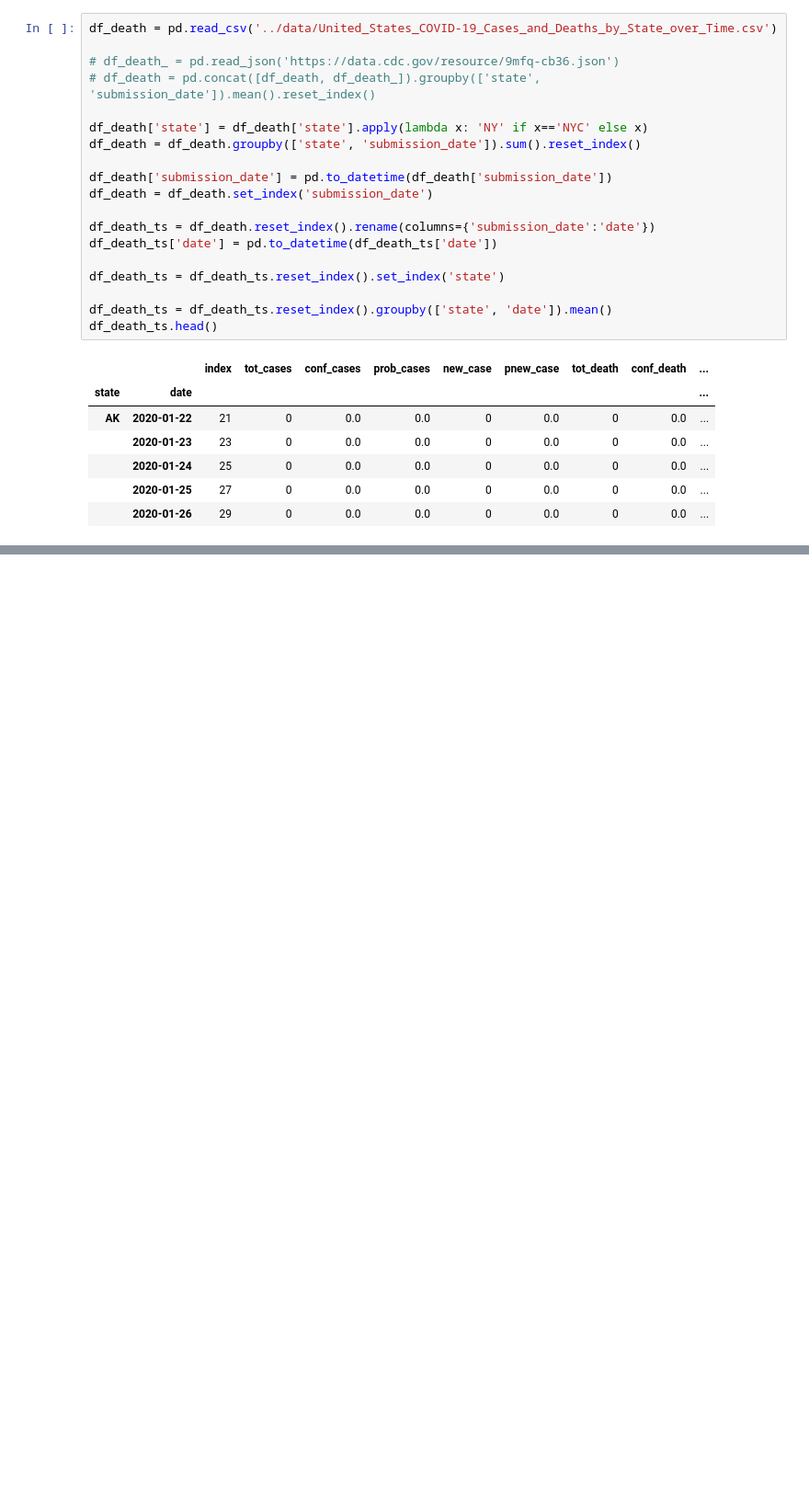
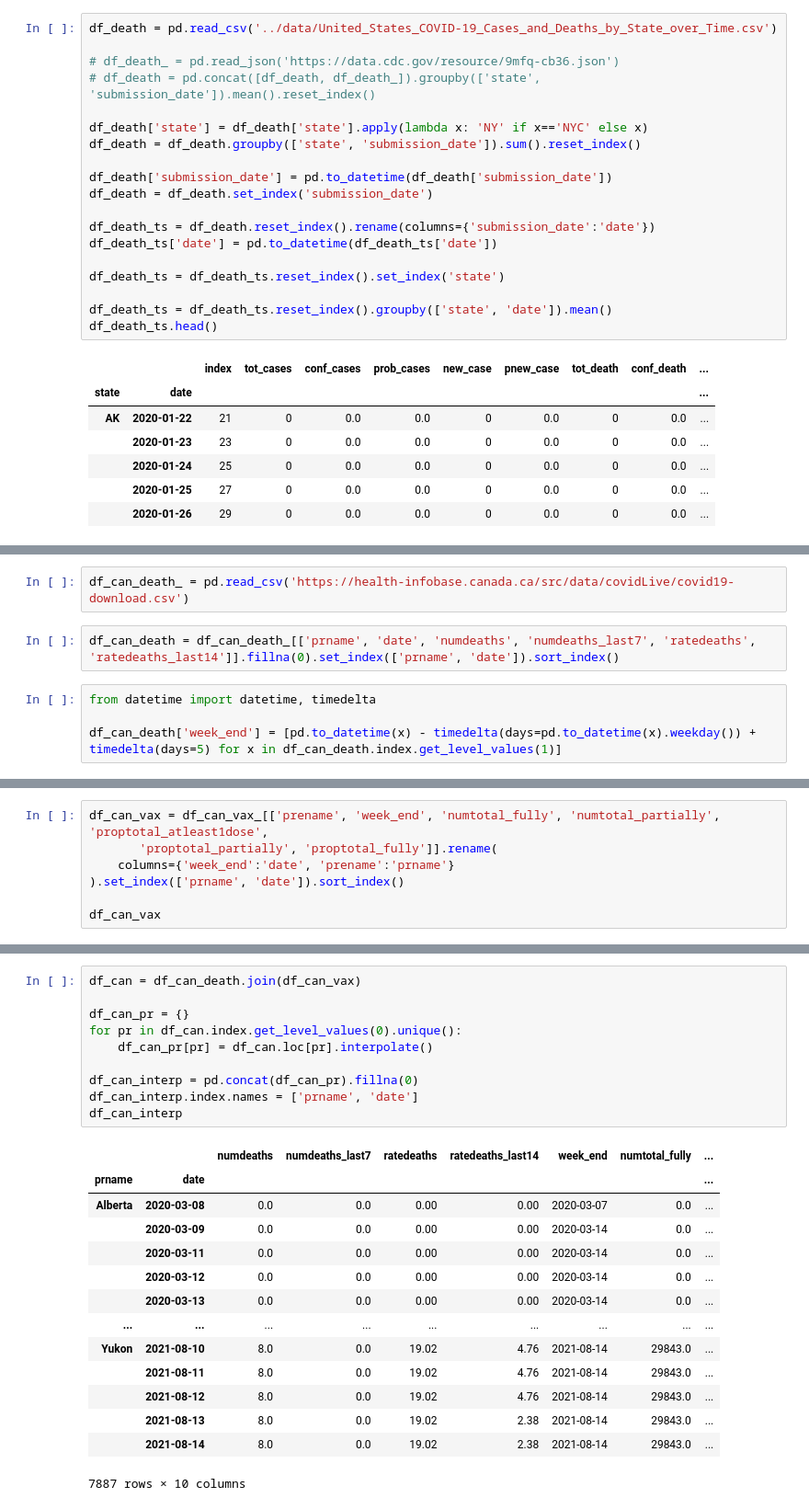
Before and after one commit to hnagib/covid-data-visualization, a Jupyter notebook: notebooks/hn-covid-data-analysis.ipynb, the cells around one changed output, grey strips where cells are left out. Shown at 92% size. Cells and saved outputs as stored; diff of their text form; blank space fills up the shorter version.

```diff
--- a/notebooks/hn-covid-data-analysis.ipynb
+++ b/notebooks/hn-covid-data-analysis.ipynb
@@ -297,0 +334,8 @@ MovieWriter imagemagick unavailable; trying to use <class 'matplotlib.animation.
+# %%
+df_can_death_ = pd.read_csv('https://health-infobase.canada.ca/src/data/covidLive/covid19-download.csv')
+# %%
+df_can_death = df_can_death_[['prname', 'date', 'numdeaths', 'numdeaths_last7', 'ratedeaths', 'ratedeaths_last14']].fillna(0).set_index(['prname', 'date']).sort_index()
+# %%
+from datetime import datetime, timedelta
+
+df_can_death['week_end'] = [pd.to_datetime(x) - timedelta(days=pd.to_datetime(x).weekday()) + timedelta(days=5) for x in df_can_death.index.get_level_values(1)]
@@ -297,0 +359,7 @@ MovieWriter imagemagick unavailable; trying to use <class 'matplotlib.animation.
+# %%
+df_can_vax = df_can_vax_[['prename', 'week_end', 'numtotal_fully', 'numtotal_partially', 'proptotal_atleast1dose',
+       'proptotal_partially', 'proptotal_fully']].rename(
+    columns={'week_end':'date', 'prename':'prname'}
+).set_index(['prname', 'date']).sort_index()
+
+df_can_vax
@@ -297,0 +455,25 @@ MovieWriter imagemagick unavailable; trying to use <class 'matplotlib.animation.
+# %%
+df_can = df_can_death.join(df_can_vax)
+
+df_can_pr = {}
+for pr in df_can.index.get_level_values(0).unique():
+    df_can_pr[pr] = df_can.loc[pr].interpolate()
+
+df_can_interp = pd.concat(df_can_pr).fillna(0)
+df_can_interp.index.names = ['prname', 'date']
+df_can_interp
+# %% [output]
+|  |  | numdeaths | numdeaths_last7 | ratedeaths | ratedeaths_last14 | week_end | numtotal_fully | ... |
+| prname | date |  |  |  |  |  |  | ... |
+| Alberta | 2020-03-08 | 0.0 | 0.0 | 0.00 | 0.00 | 2020-03-07 | 0.0 | ... |
+|  | 2020-03-09 | 0.0 | 0.0 | 0.00 | 0.00 | 2020-03-14 | 0.0 | ... |
+|  | 2020-03-11 | 0.0 | 0.0 | 0.00 | 0.00 | 2020-03-14 | 0.0 | ... |
+|  | 2020-03-12 | 0.0 | 0.0 | 0.00 | 0.00 | 2020-03-14 | 0.0 | ... |
+|  | 2020-03-13 | 0.0 | 0.0 | 0.00 | 0.00 | 2020-03-14 | 0.0 | ... |
+| ... | ... | ... | ... | ... | ... | ... | ... | ... |
+| Yukon | 2021-08-10 | 8.0 | 0.0 | 19.02 | 4.76 | 2021-08-14 | 29843.0 | ... |
+|  | 2021-08-11 | 8.0 | 0.0 | 19.02 | 4.76 | 2021-08-14 | 29843.0 | ... |
+|  | 2021-08-12 | 8.0 | 0.0 | 19.02 | 4.76 | 2021-08-14 | 29843.0 | ... |
+|  | 2021-08-13 | 8.0 | 0.0 | 19.02 | 2.38 | 2021-08-14 | 29843.0 | ... |
+|  | 2021-08-14 | 8.0 | 0.0 | 19.02 | 2.38 | 2021-08-14 | 29843.0 | ... |
+7887 rows × 10 columns
```
Also changed, not shown: parts of 15 cells of this notebook, 10 other files.
